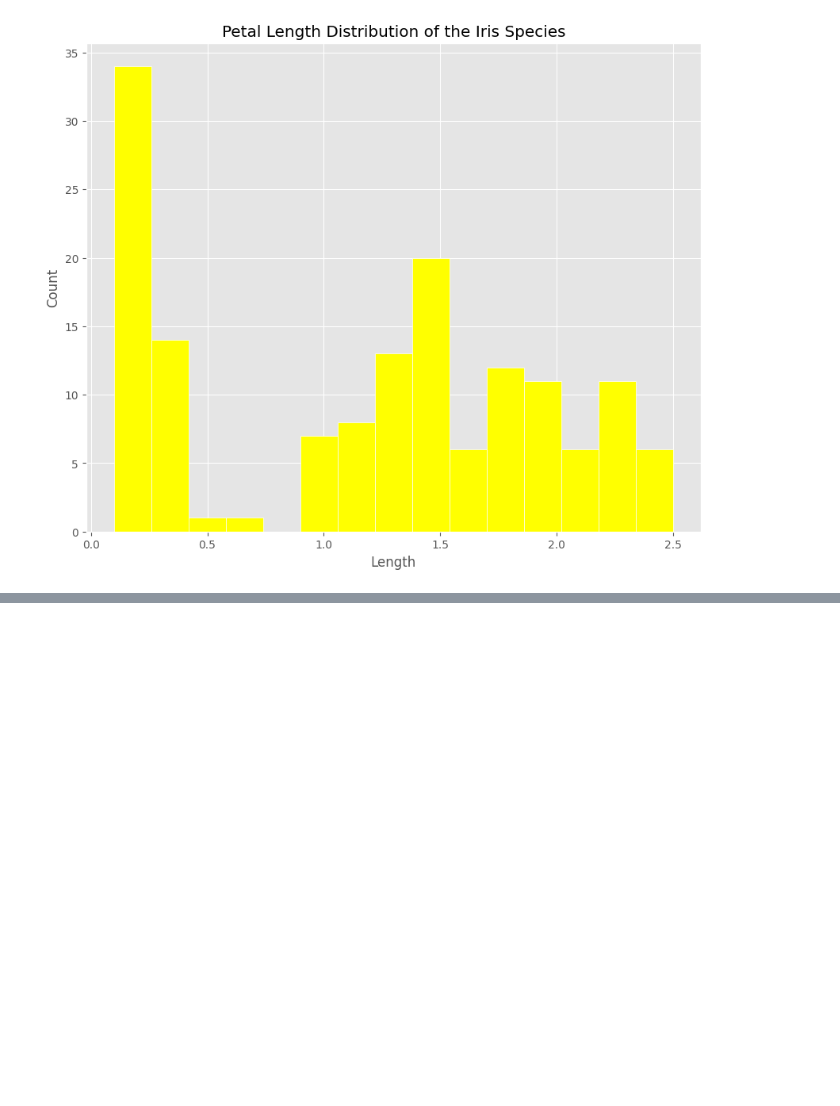
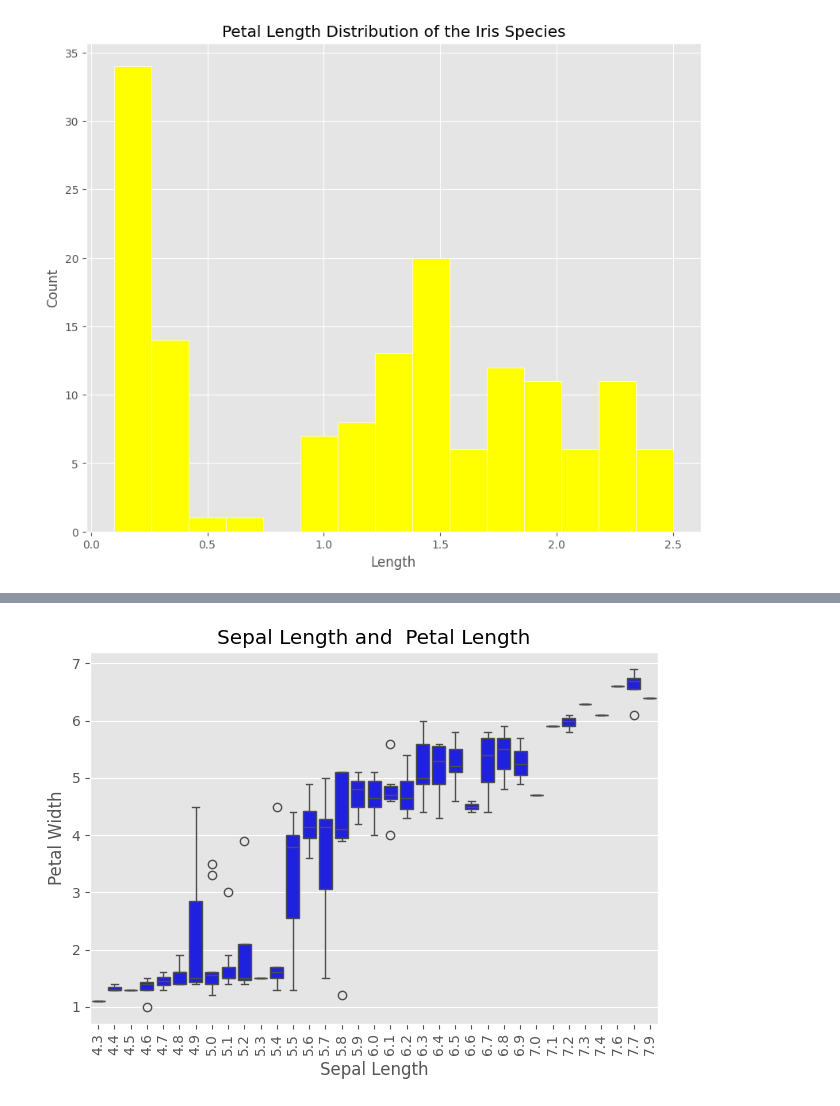
Before and after one commit to adinsa1/Data110, a Jupyter notebook: Assefa_wk10_Homework.ipynb, the cells around one changed output, grey strips where cells are left out. Cells and saved outputs as stored; diff of their text form; code cells hidden in the pictures; blank space fills up the shorter version.

```diff
--- a/Assefa_wk10_Homework.ipynb
+++ b/Assefa_wk10_Homework.ipynb
@@ -87,0 +102,12 @@ plt.show()
+# %%
+# 1.3.2.2. Sepal Length and Petal Length
+
+sns.boxplot(x='sepal_length', y='petal_length', data=df, color="blue")
+plt.xticks(rotation=90)
+plt.title('Sepal Length and  Petal Length')
+plt.xlabel('Sepal Length')
+plt.ylabel('Petal Width')
+plt.tight_layout()
+plt.show()
+# %% [output]
+[figure, added]
```
Also changed, not shown: parts of 5 cells of this notebook.
